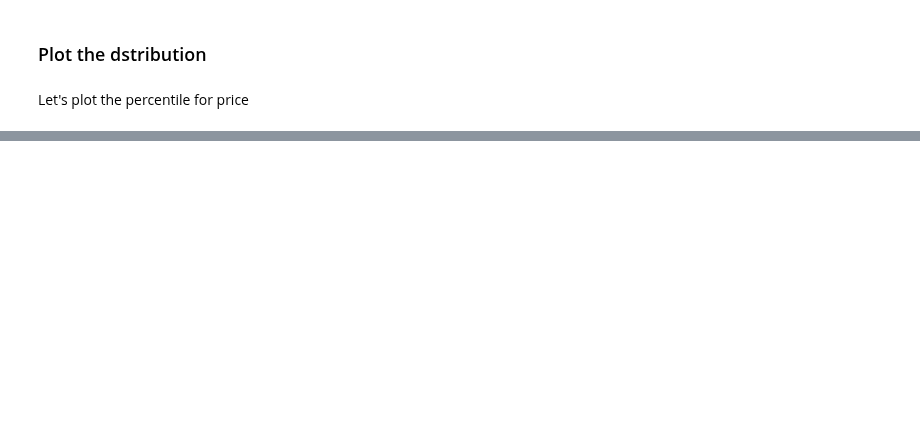
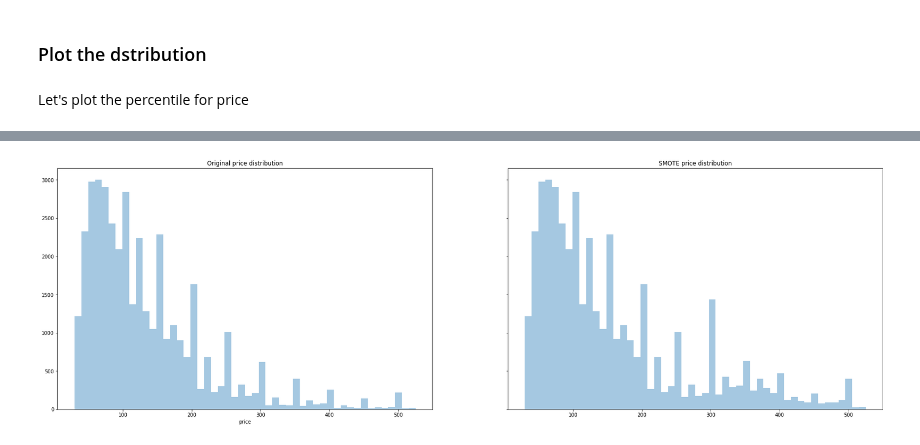
Before and after one commit to principal-miners/listings, a Jupyter notebook: ssh/Modeling.ipynb, the cells around one changed output, grey strips where cells are left out. Saved outputs shown, nothing was run; the diff lists cells and outputs as text; code cells hidden in the pictures; blank space fills up the shorter version.

```diff
--- a/ssh/Modeling.ipynb
+++ b/ssh/Modeling.ipynb
@@ -166,0 +156,9 @@ x_train, x_test, y_train, y_test = train_test_split(x, y, test_size=0.25, random
+# %%
+f, ax = plt.subplots(1, 2, figsize=(30, 9), sharey=True)
+g1 = sns.distplot(train["price"], ax=ax[0], kde=False)
+t = g1.set_title("Original price distribution")
+
+g2 = sns.distplot(y, ax=ax[1], kde=False)
+t = g2.set_title("SMOTE price distribution")
+# %% [output]
+[figure, added]
```
Also changed, not shown: parts of 101 cells of this notebook, 6 other files.
